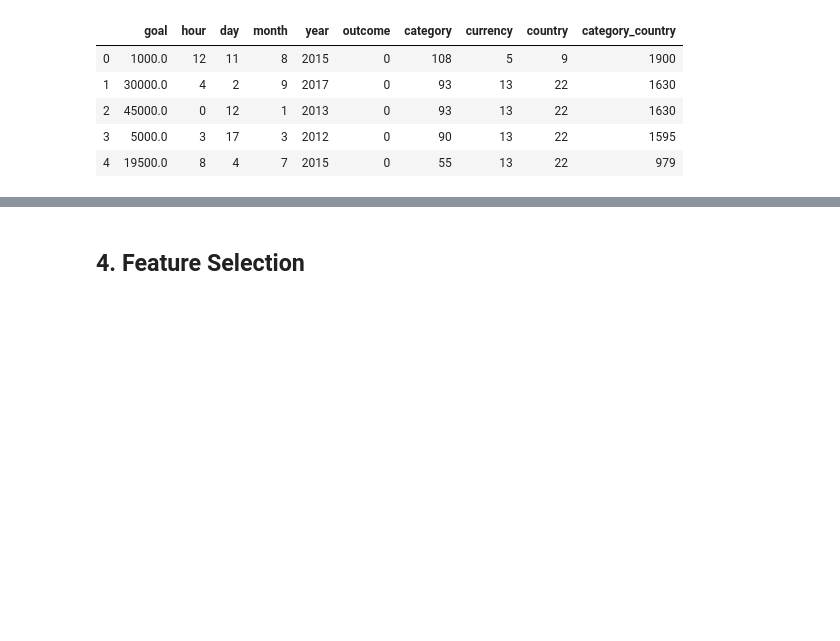
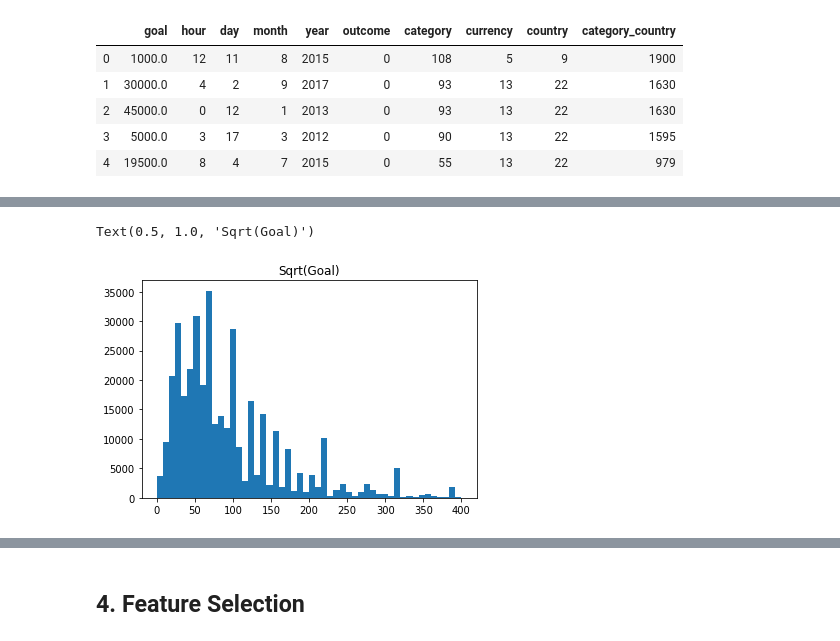
Before and after one commit to tyler-wel/kaggle_training, a Jupyter notebook: 4_feature_engineering/feature_engineering_overview.ipynb, the cells around one changed output, grey strips where cells are left out. Drawn from its saved outputs; the diff is of its cells as text; code cells hidden in the pictures; blank space fills up the shorter version.

```diff
--- a/4_feature_engineering/feature_engineering_overview.ipynb
+++ b/4_feature_engineering/feature_engineering_overview.ipynb
@@ -356,0 +522,7 @@ Appended Interaction Data
+# %%
+import numpy as np
+plt.hist(np.sqrt(kst_data.goal), range=(0,400), bins=50)
+plt.title('Sqrt(Goal)')
+# %% [output]
+Text(0.5, 1.0, 'Sqrt(Goal)')
+[figure, added]
```
Also changed, not shown: parts of 15 cells of this notebook.
